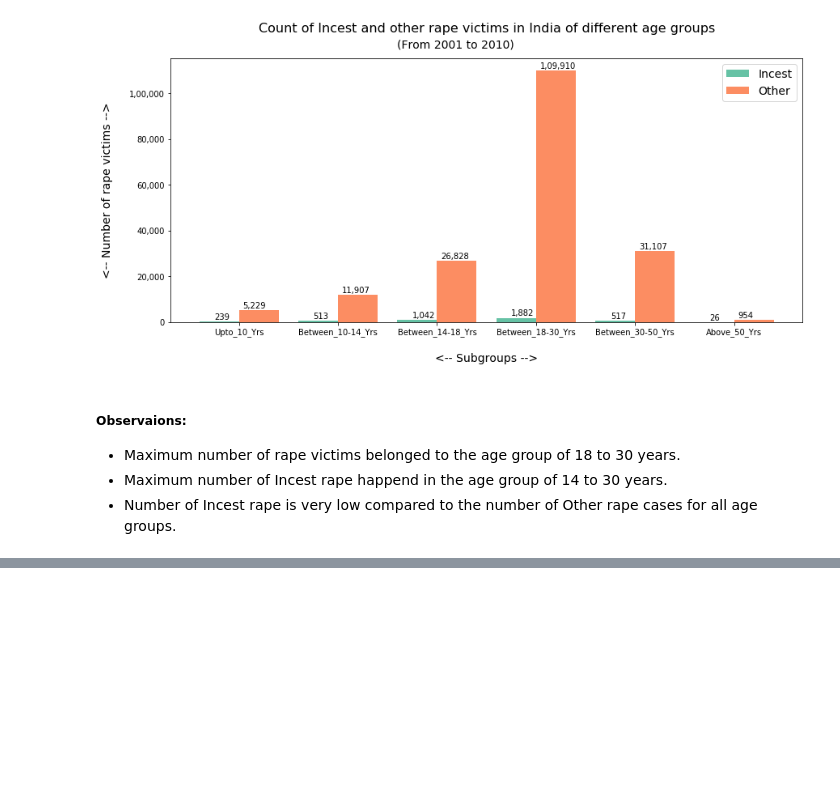
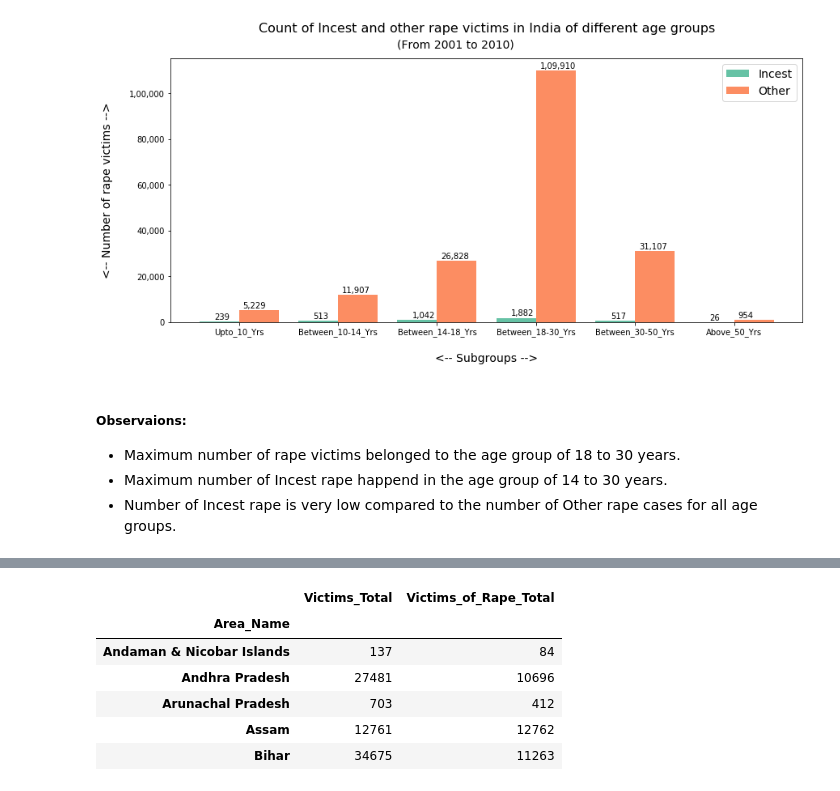
Before and after one commit to Suraj-DataScience-python/AIML, a Jupyter notebook: Visualization_Of_Crime_In_India_2001_To_2010/Insights_From_Indian_Crime_Data.ipynb, the cells around one changed output, grey strips where cells are left out. Drawn from its saved outputs; the diff is of its cells as text; code cells hidden in the pictures; blank space fills up the shorter version.

```diff
--- a/Visualization_Of_Crime_In_India_2001_To_2010/Insights_From_Indian_Crime_Data.ipynb
+++ b/Visualization_Of_Crime_In_India_2001_To_2010/Insights_From_Indian_Crime_Data.ipynb
@@ -769,0 +772,14 @@ plt.show()
+# %%
+md_st = md.loc[md.Group_Name=="Murder - Total Victims"].groupby("Area_Name").agg({"Victims_Total":"sum"})
+rp_st = rp.loc[rp.Subgroup=="Total Rape Victims"].groupby("Area_Name").agg({"Victims_of_Rape_Total":"sum"})
+
+md_rp = pd.merge(md_st, rp_st, left_index=True, right_index=True, how="inner")
+md_rp.head()
+# %% [output]
+|  | Victims_Total | Victims_of_Rape_Total |
+| Area_Name |  |  |
+| Andaman & Nicobar Islands | 137 | 84 |
+| Andhra Pradesh | 27481 | 10696 |
+| Arunachal Pradesh | 703 | 412 |
+| Assam | 12761 | 12762 |
+| Bihar | 34675 | 11263 |
```
Also changed, not shown: parts of 3 cells of this notebook.
